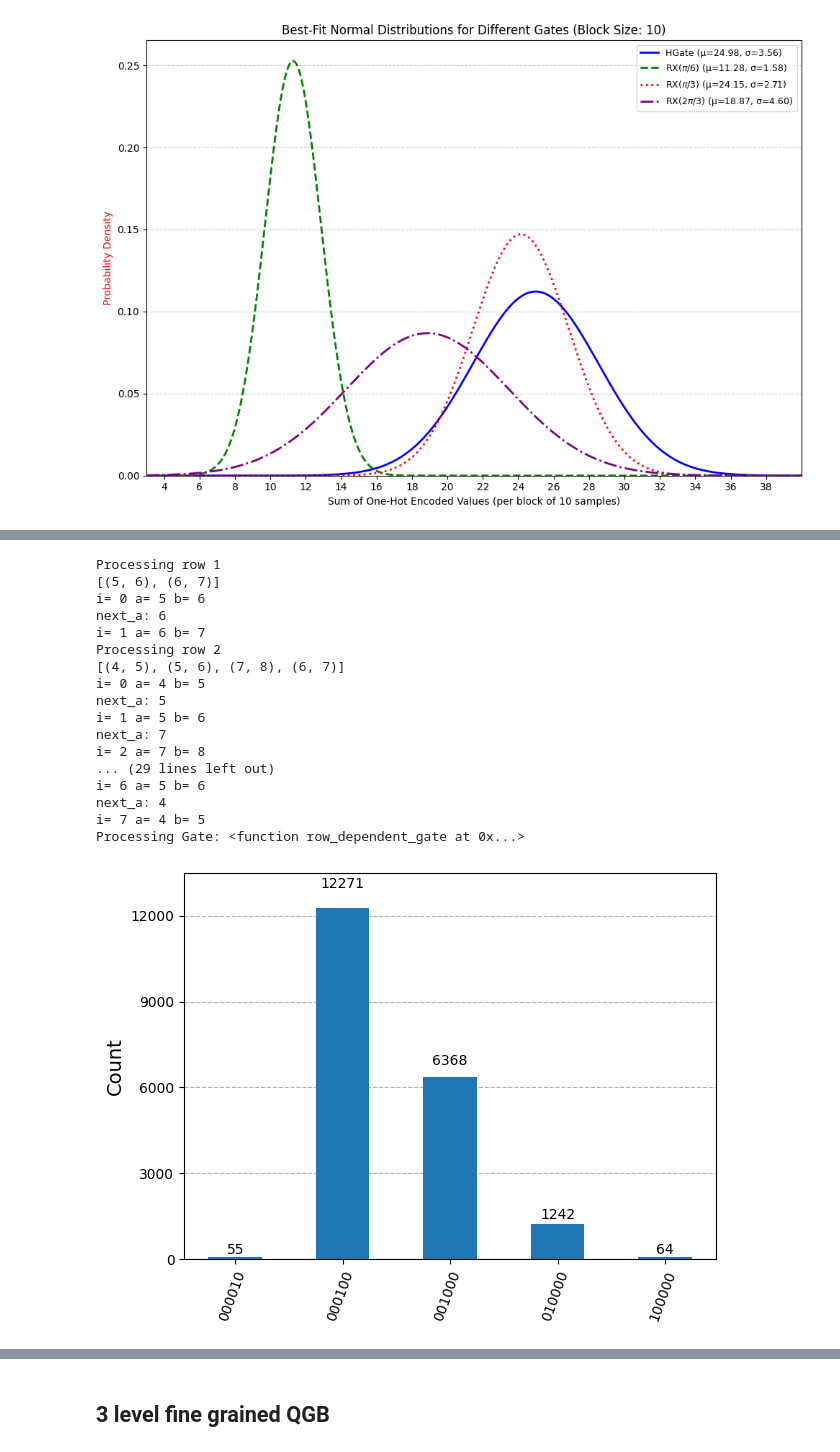
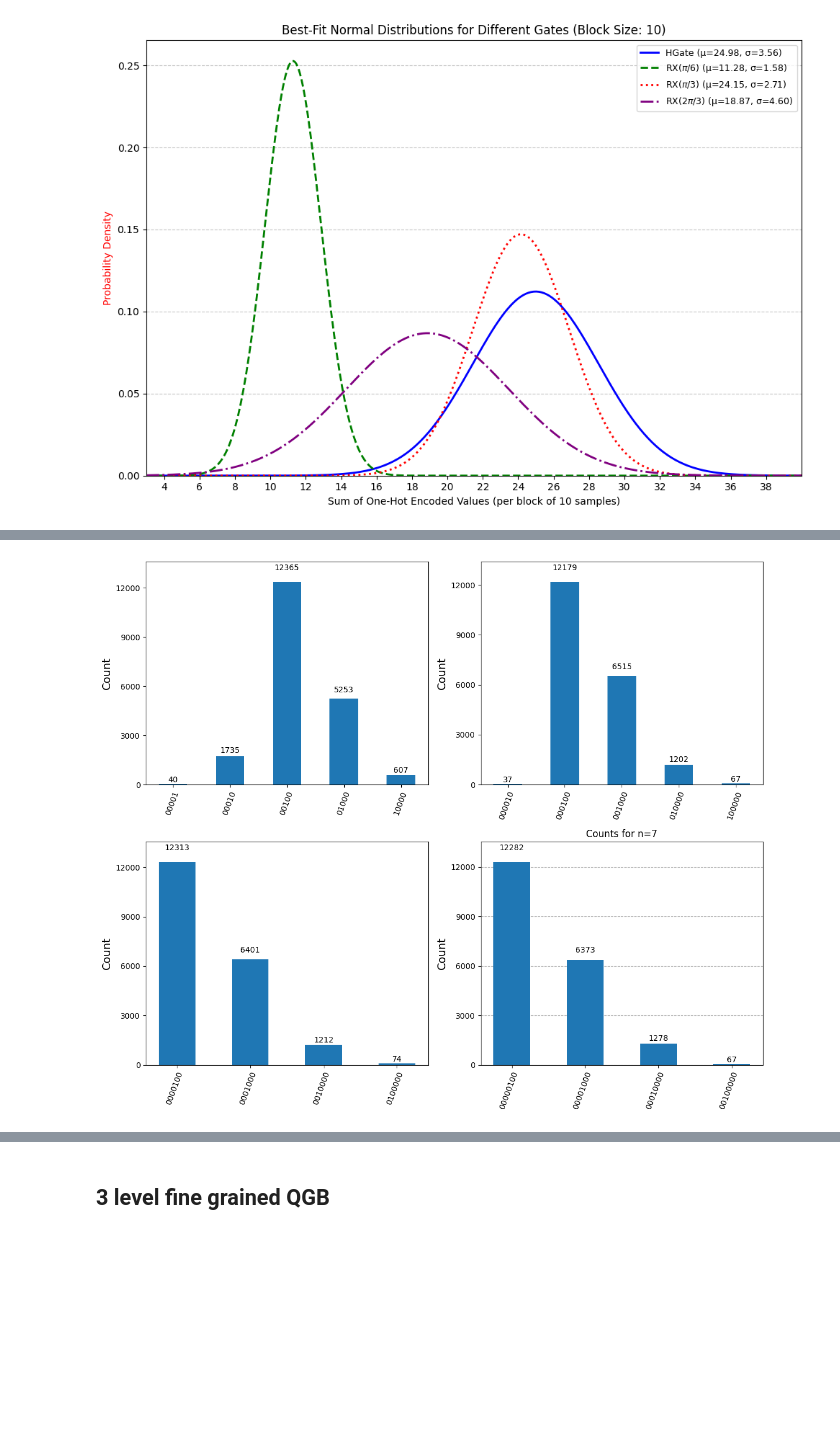
Before and after one commit to virajd98/Q-Plinkers, a Jupyter notebook: WorkingFile.ipynb, the cells around one changed output, grey strips where cells are left out. Drawn from its saved outputs; the diff is of its cells as text; code cells hidden in the pictures; blank space fills up the shorter version.

```diff
--- a/WorkingFile.ipynb
+++ b/WorkingFile.ipynb
@@ -343,45 +379,29 @@ ___
 # %%
+from scipy.optimize import curve_fit
 
-# all the below codes are work in progress for exercise 3
-
-def row_dependent_gate(r):
+def row_dependent_gate_right(r):
     p = 0.5 + 0.1* r
+    p = min(1.0, p)  # Ensure p is in the range [0, 1]
     theta = 2 * np.arccos(np.sqrt(p))
     return RXGate(theta)
-def quantum_walk_gate(r):
-    """Creates a custom rotation gate for quantum walk behavior"""
-    angle = np.pi/(r+1)  # Angle decreases with depth
-    qc = QuantumCircuit(1, name=f"QW_{r}")
-    qc.ry(angle, 0)
-    return qc.to_gate()
 
-gate_set= [row_dependent_gate]
+gate_set= [row_dependent_gate_right]
 
-for gate in gate_set:
-    qc = galton_box_shifted(5, gate)
-    backend = Aer.get_backend('qasm_simulator')
-    compiled = transpile(qc, backend)
-    job = backend.run(compiled, shots=20000)
-    counts = job.result().get_counts()
-    gate_name = gate.name if hasattr(gate, 'name') else str(gate)
-    print(f"Processing Gate: {gate_name}")
-    plot_histogram(counts)
+fig, axes = plt.subplots(2, 2, figsize=(12, 10))
+axes = axes.flatten()
+
+n_values = [4, 5, 6, 7]
+
+for i, n in enumerate(n_values):
+    for gate in gate_set:
+        qc = galton_box_shifted(n, gate)
+        backend = Aer.get_backend('qasm_simulator')
+        compiled_circuit = transpile(qc, backend)
+        job = backend.run(compiled_circuit, shots=20000)
+        counts = job.result().get_counts()
+        plot_histogram(counts, ax=axes[i], title=f'Counts for n={n}')
+
+plt.tight_layout()
+plt.show()
 # %% [output]
-Processing row 1
-[(5, 6), (6, 7)]
-i= 0 a= 5 b= 6
-next_a: 6
-i= 1 a= 6 b= 7
-Processing row 2
-[(4, 5), (5, 6), (7, 8), (6, 7)]
-i= 0 a= 4 b= 5
-next_a: 5
-i= 1 a= 5 b= 6
-next_a: 7
-i= 2 a= 7 b= 8
-... (29 lines left out)
-i= 6 a= 5 b= 6
-next_a: 4
-i= 7 a= 4 b= 5
-Processing Gate: <function row_dependent_gate at 0x...>
-[figure, old version]
+[figure, new version]
```
Also changed, not shown: parts of 10 cells of this notebook.
